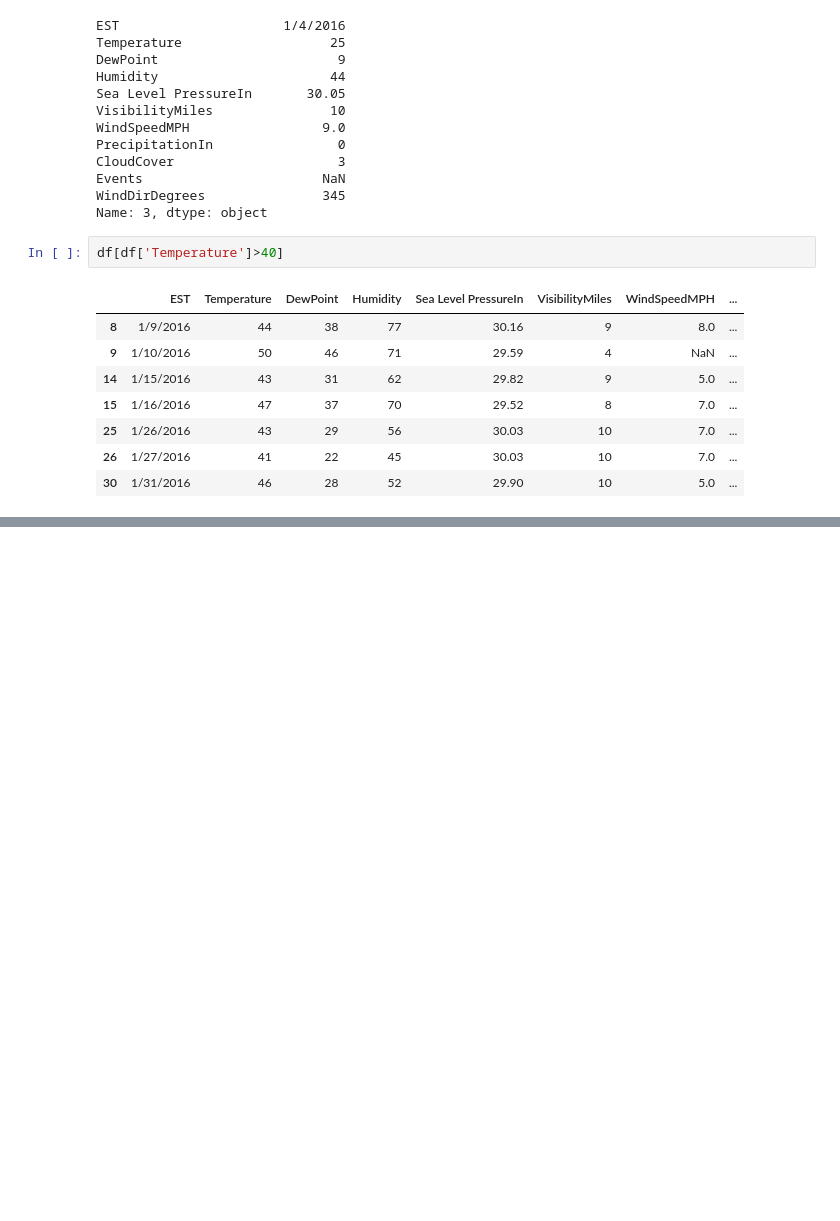
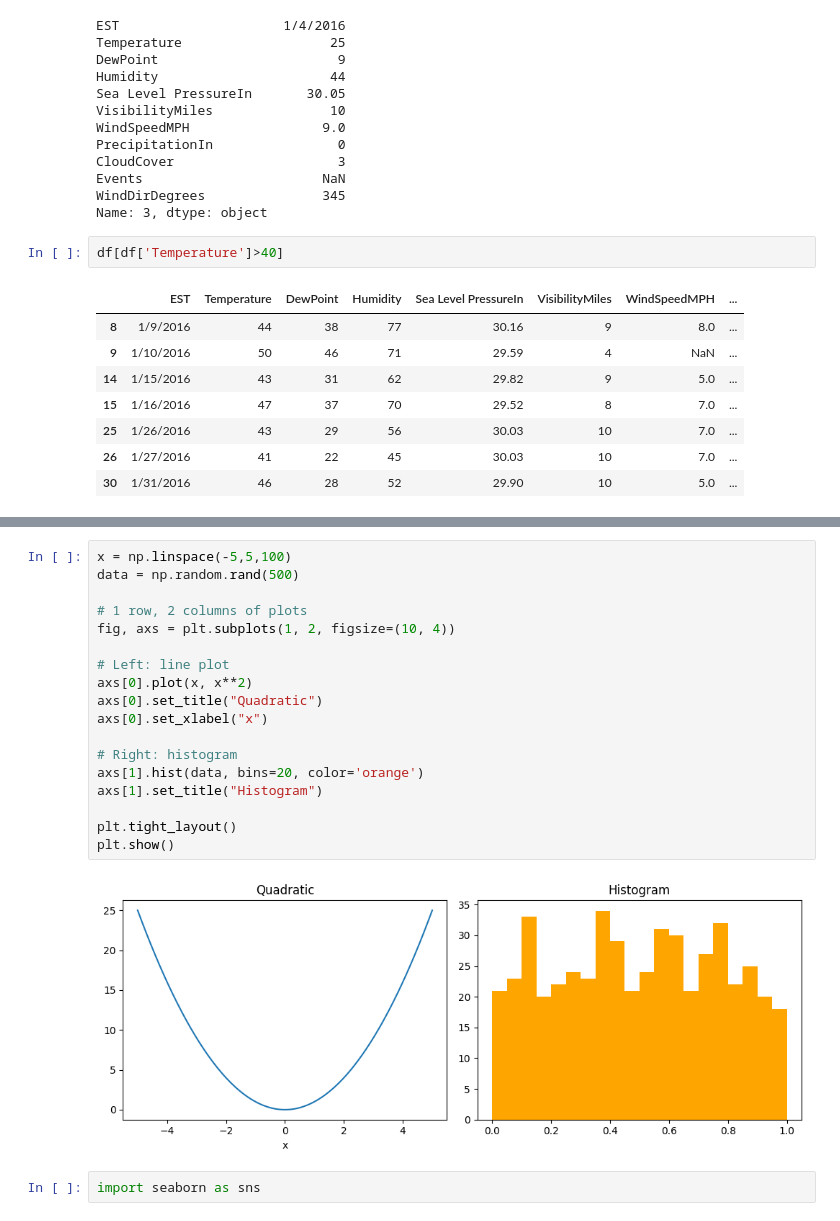
Before and after one commit to tanviruman/Spring-261-CSE3812-ArtificialIntelligenceLaboratory, a Jupyter notebook: CT-2/class/practice.ipynb, the cells around one changed output, grey strips where cells are left out. Cells and saved outputs as stored; diff of their text form; blank space fills up the shorter version.

```diff
--- a/CT-2/class/practice.ipynb
+++ b/CT-2/class/practice.ipynb
@@ -329,0 +435,22 @@ df[df['Temperature']>40]
+# %%
+x = np.linspace(-5,5,100)
+data = np.random.rand(500)
+
+# 1 row, 2 columns of plots
+fig, axs = plt.subplots(1, 2, figsize=(10, 4))
+
+# Left: line plot
+axs[0].plot(x, x**2)
+axs[0].set_title("Quadratic")
+axs[0].set_xlabel("x")
+
+# Right: histogram
+axs[1].hist(data, bins=20, color='orange')
+axs[1].set_title("Histogram")
+
+plt.tight_layout()
+plt.show()
+# %% [output]
+[figure, added]
+# %%
+import seaborn as sns
```
Also changed, not shown: parts of 19 cells of this notebook, 4 other files.
